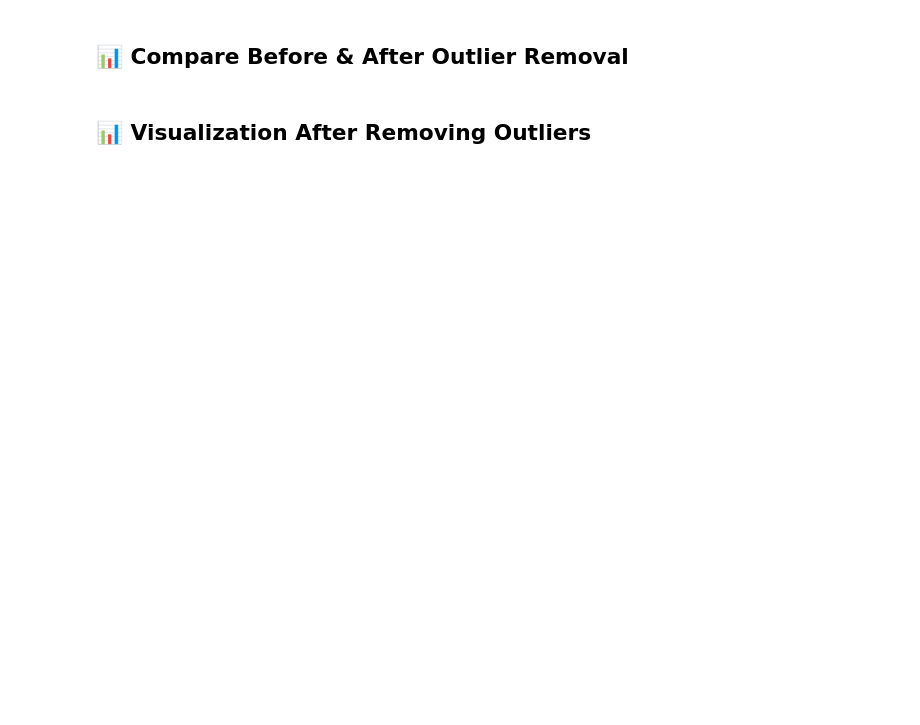
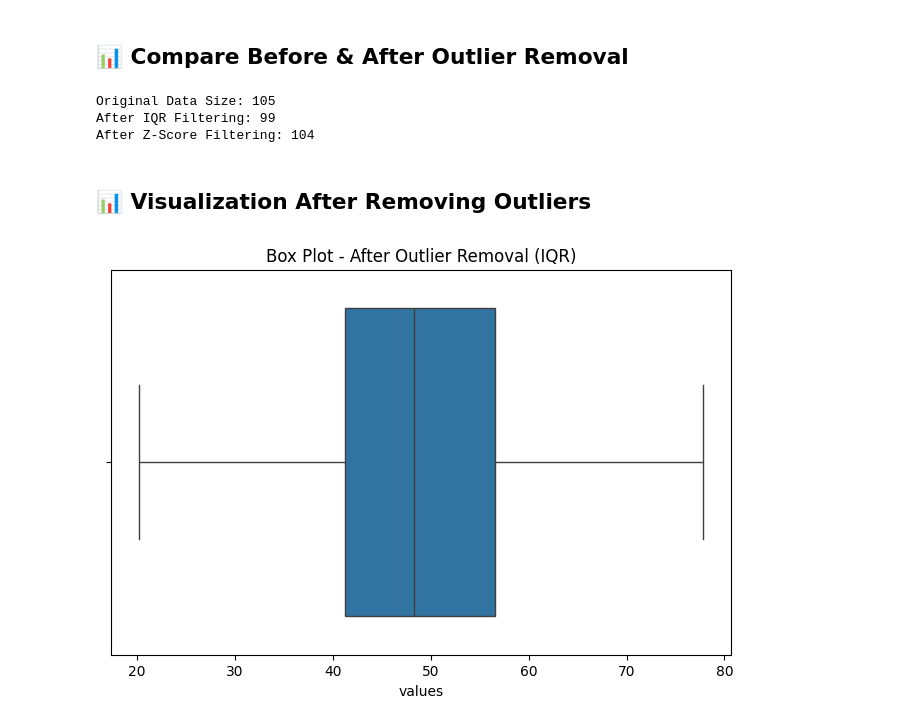
Before and after one commit to selvaneyas/python-learning, a Jupyter notebook: 30 Day of ML/day6_outlier_detection.ipynb, the cells around one changed output. Cells and saved outputs as stored; diff of their text form; code cells hidden in the pictures; blank space fills up the shorter version.

```diff
--- a/30 Day of ML/day6_outlier_detection.ipynb
+++ b/30 Day of ML/day6_outlier_detection.ipynb
@@ -89,4 +124,23 @@ df_iqr_filtered = df[(df['values'] >= lower_bound) & (df['values'] <= upper_boun
 # %% [markdown]
 ## 📊 Compare Before & After Outlier Removal
+# %%
+# 📊 Compare Before & After Outlier Removal
+print("Original Data Size:", df.shape[0])
+print("After IQR Filtering:", df_iqr_filtered.shape[0])
+print("After Z-Score Filtering:", df_zscore_filtered.shape[0])
+# %% [output]
+Original Data Size: 105
+After IQR Filtering: 99
+After Z-Score Filtering: 104
 # %% [markdown]
 ## 📊 Visualization After Removing Outliers
+# %%
+# 📊 Visualization After Removing Outliers
+
+plt.figure(figsize=(8, 5))
+sns.boxplot(x=df_iqr_filtered['values'])
+plt.title("Box Plot - After Outlier Removal (IQR)")
+plt.savefig("outlier_results_filtered.png")  # Save filtered boxplot image
+plt.show()
+# %% [output]
+[figure, added]
```
Also changed, not shown: parts of 3 cells of this notebook, 2 other files.
